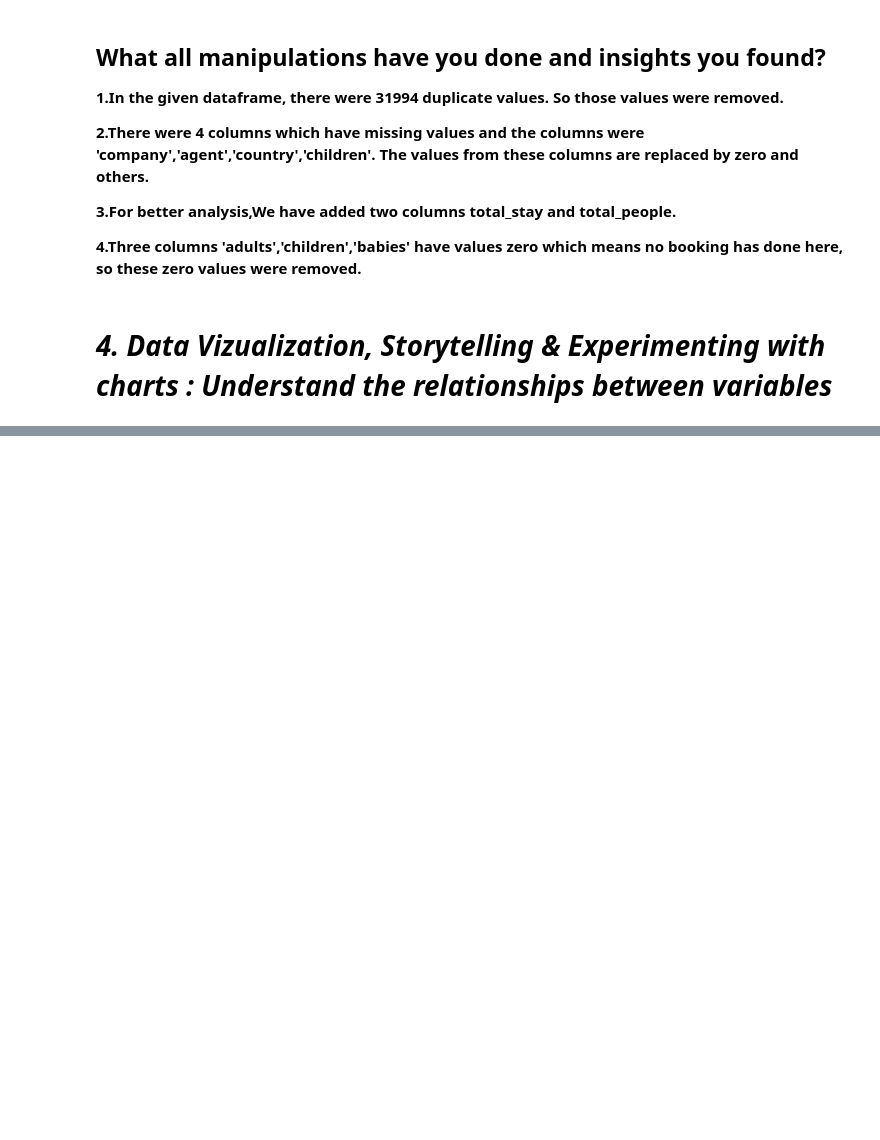
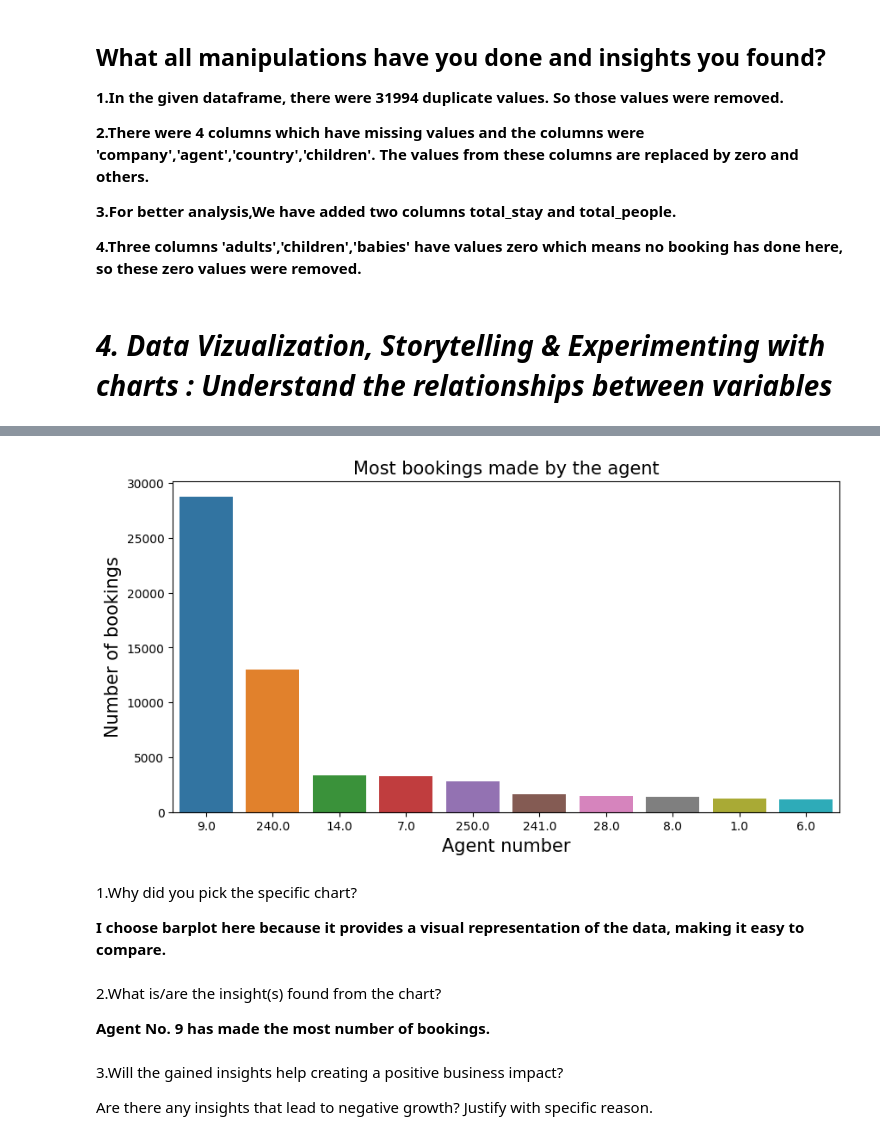
Before and after one commit to Shreya-1003/CapStone-Projects-Module_2, a Jupyter notebook: EDA_Hotel_Booking_Analysis.ipynb, the cells around one changed output, grey strips where cells are left out. Drawn from its saved outputs; the diff is of its cells as text; code cells hidden in the pictures; blank space fills up the shorter version.

```diff
--- a/EDA_Hotel_Booking_Analysis.ipynb
+++ b/EDA_Hotel_Booking_Analysis.ipynb
@@ -388,0 +498,9 @@ dtype: int64
+# %%
+#chart-2 visualization code
+highest_bookings = hotel_df.groupby(['agent'])['agent'].agg({'count'}).reset_index().rename(columns={'count': "Most_Bookings"}).sort_values(by='Most_Bookings',ascending=False)
+highest_bookings.drop(highest_bookings[highest_bookings['agent']==0].index,inplace=True)
+
+# taking top 10 bookings made by agent
+top_ten_highest_bookings=highest_bookings[:10]
+
+top_ten_highest_bookings
@@ -388,0 +519,21 @@ dtype: int64
+# %%
+plt.figure(figsize=(10,5))
+sns.barplot(x=top_ten_highest_bookings['agent'],y=top_ten_highest_bookings['Most_Bookings'],order=top_ten_highest_bookings['agent'])
+plt.title('Most bookings made by the agent', fontsize=15)
+plt.ylabel('Number of bookings', fontsize=15)
+plt.xlabel('Agent number', fontsize=15)
+plt.show()
+# %% [output]
+[figure, added]
+# %% [markdown]
+1.Why did you pick the specific chart?
+
+**I choose barplot here because it provides a visual representation of the data, making it easy to compare.**
+# %% [markdown]
+2.What is/are the insight(s) found from the chart?
+
+**Agent No. 9 has made the most number of bookings.**
+# %% [markdown]
+3.Will the gained insights help creating a positive business impact?
+
+Are there any insights that lead to negative growth? Justify with specific reason.
```
Also changed, not shown: parts of 23 cells of this notebook.
